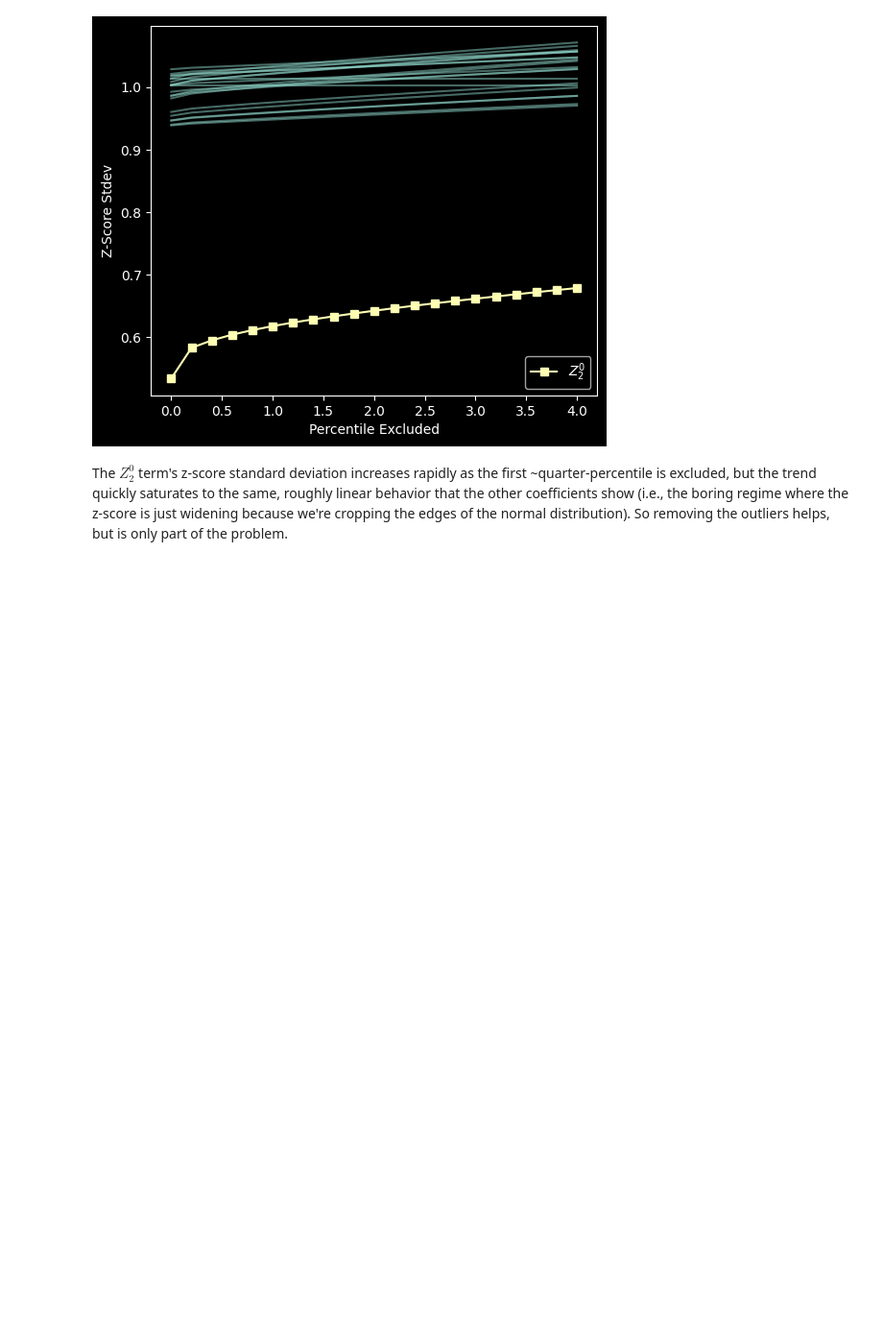
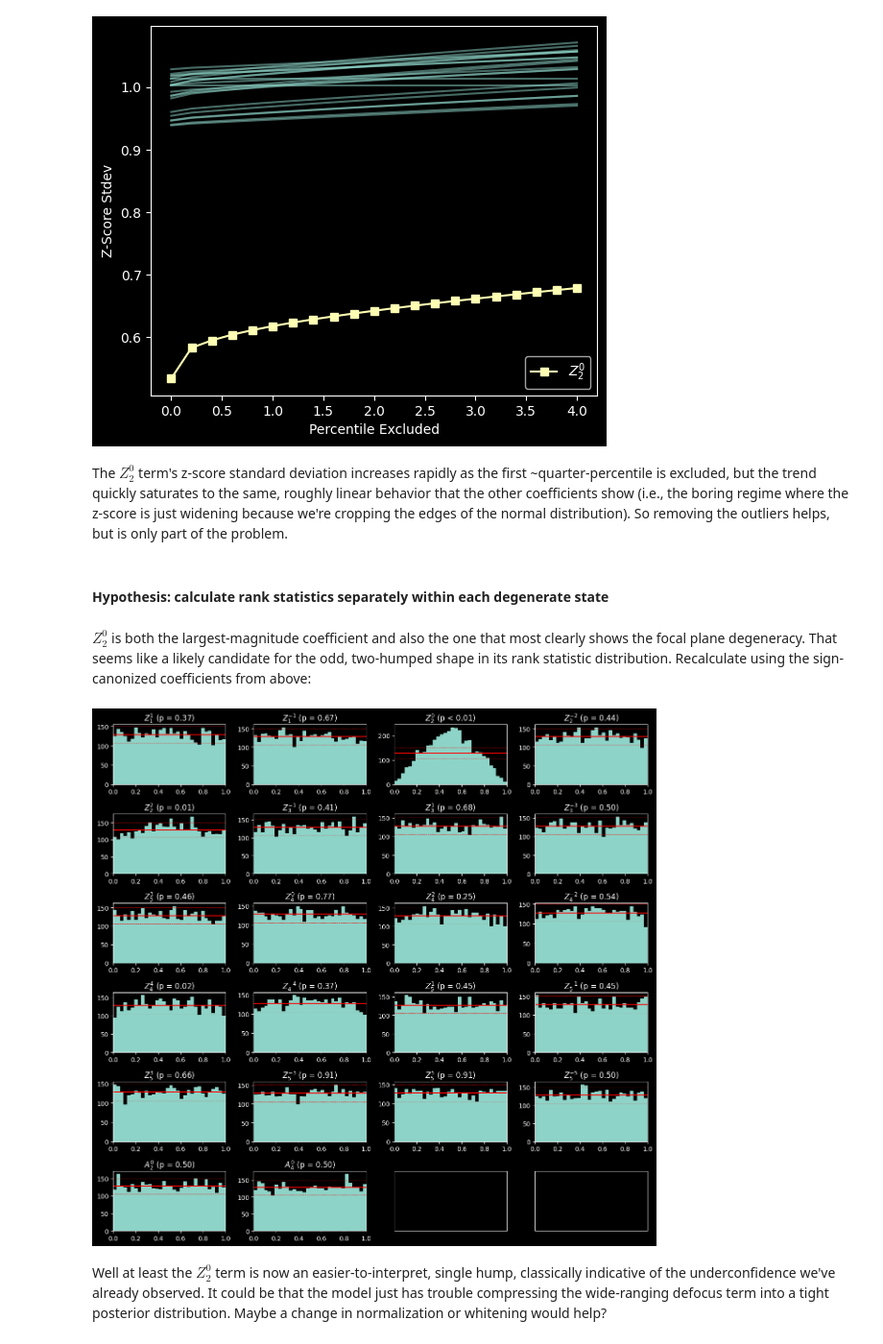
Before and after one commit to walterfu1064/cynosure, a Jupyter notebook: examples/information_theory/example_3c.ipynb, the cells around one changed output. Shown at 96% size. Saved outputs shown, nothing was run; the diff lists cells and outputs as text; code cells hidden in the pictures; blank space fills up the shorter version.

Commit message:
Check calibration within branch. At least the underconfidence isn't muddied by the double peaks anymore.

```diff
--- a/examples/information_theory/example_3c.ipynb
+++ b/examples/information_theory/example_3c.ipynb
@@ -312,3 +316,40 @@ _ = ax.legend(loc="lower right")
 [figure]
 # %% [markdown]
 The $Z_2^0$ term's z-score standard deviation increases rapidly as the first ~quarter-percentile is excluded, but the trend quickly saturates to the same, roughly linear behavior that the other coefficients show (i.e., the boring regime where the z-score is just widening because we're cropping the edges of the normal distribution). So removing the outliers helps, but is only part of the problem.
+# %% [markdown]
+#### Hypothesis: calculate rank statistics separately within each degenerate state
+# %% [markdown]
+$Z_2^0$ is both the largest-magnitude coefficient and also the one that most clearly shows the focal plane degeneracy. That seems like a likely candidate for the odd, two-humped shape in its rank statistic distribution. Recalculate using the sign-canonized coefficients from above:
+# %%
+ranks_canon = calculate_rank_statistics(true_coefs, pred_coefs, chunk_size)  # [B, N]
+pvalues_canon = test_rank_uniformity(ranks_canon, num_bins)
+# %%
+num_cols = 4
+panel_size = 3
+aspect_ratio = 0.7
+num_coefs = ranks.shape[-1]
+
+num_rows = int(math.ceil(num_coefs / num_cols))
+figsize = (panel_size * aspect_ratio * num_rows, panel_size * num_cols)
+labels = solver.coefficients.nonpinned_labels
+
+fig, axarr = pyplot.subplots(num_rows, num_cols, figsize=figsize)
+for i, ax in enumerate(axarr.ravel()):
+    if i < num_coefs:
+        out = ax.hist(ranks_canon[:, i].numpy(force=True), range=(0, 1), bins=num_bins)
+        ax.axhline(uniform_mean, ls="-", color="r")
+        ax.axhline(uniform_mean - 2*uniform_std, ls="--", lw=0.5, color="r")
+        ax.axhline(uniform_mean + 2*uniform_std, ls="--", lw=0.5, color="r")
+        ax.set_ylim(bottom=0)
+        ax.set_xlim(0, 1)
+
+        p_lbl = f"p = {pvalues_canon[i]:.2f}" if pvalues_canon[i] > 0.01 else "p < 0.01"
+        ax.set_title(f"{solver.coefficients.nonpinned_labels[i]} ({p_lbl})")
+    else:
+        ax.set_xticks([])
+        ax.set_yticks([])
+fig.tight_layout()
+# %% [output]
+[figure, added]
+# %% [markdown]
+Well at least the $Z_2^0$ term is now an easier-to-interpret, single hump, classically indicative of the underconfidence we've already observed. It could be that the model just has trouble compressing the wide-ranging defocus term into a tight posterior distribution. Maybe a change in normalization or whitening would help?
```
Also changed, not shown: parts of 3 cells of this notebook.
